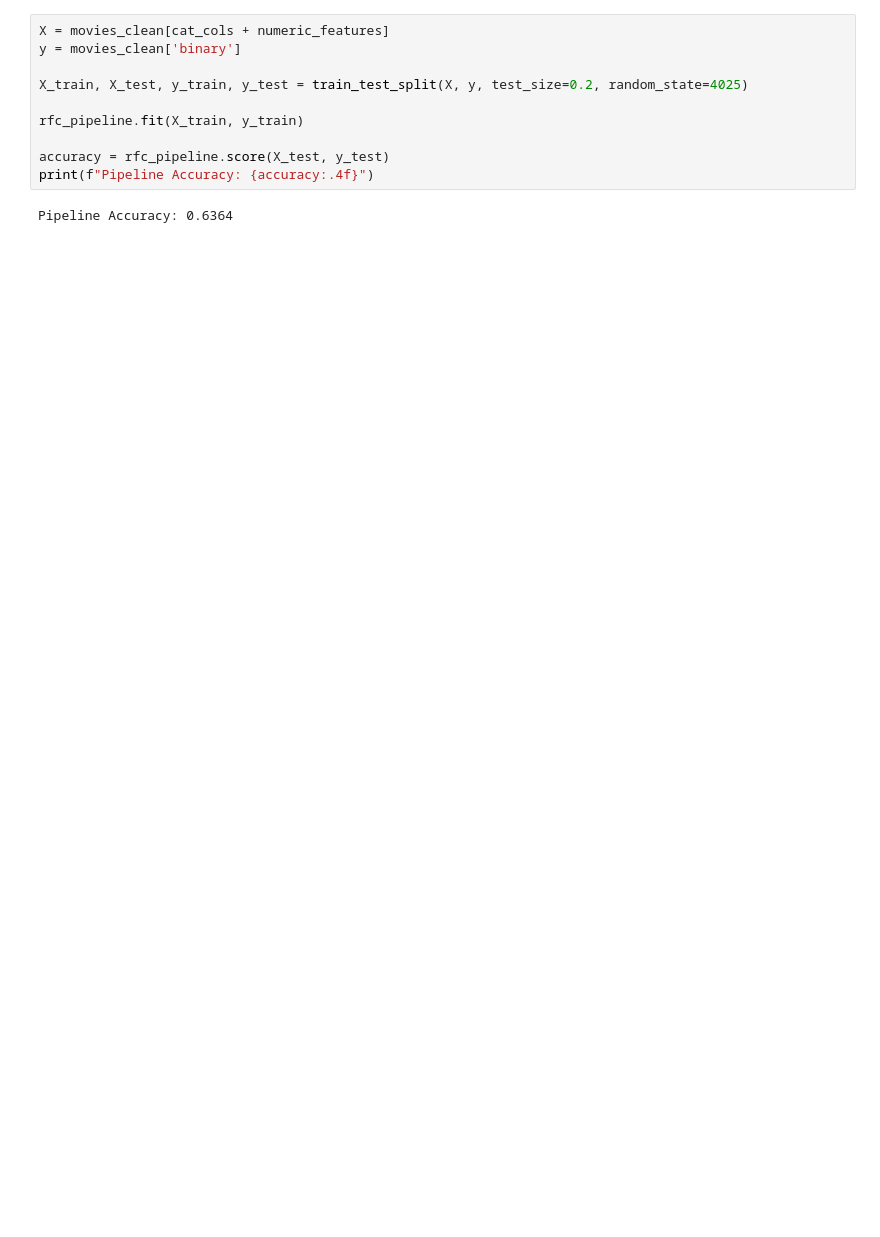
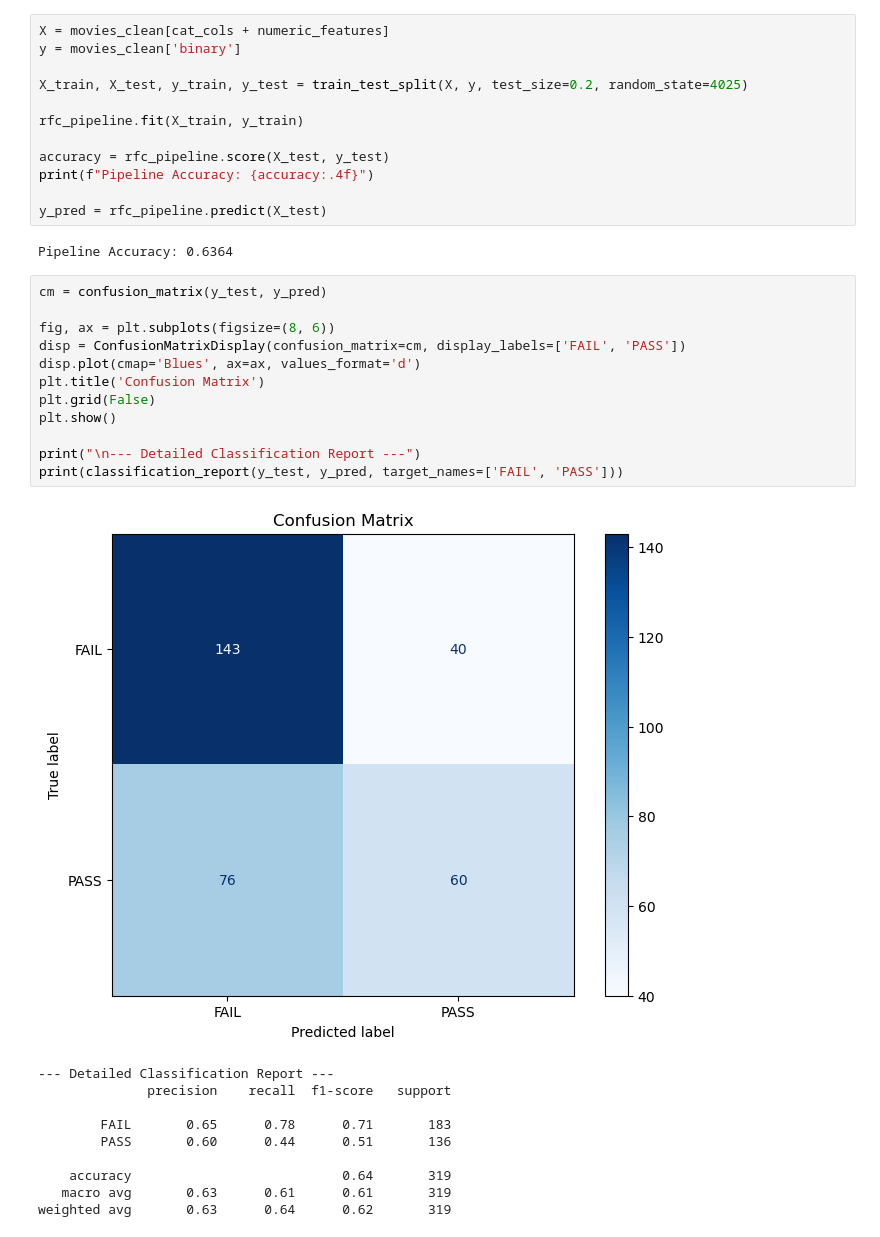
Before and after one commit to hannahlm21/hannahmills-website, a Jupyter notebook: sampleanalysis.ipynb, the cells around one changed output. Drawn from its saved outputs; the diff is of its cells as text; blank space fills up the shorter version.

```diff
--- a/sampleanalysis.ipynb
+++ b/sampleanalysis.ipynb
@@ -87,5 +132,30 @@ rfc_pipeline.fit(X_train, y_train)
 
 accuracy = rfc_pipeline.score(X_test, y_test)
 print(f"Pipeline Accuracy: {accuracy:.4f}")
+
+y_pred = rfc_pipeline.predict(X_test)
 # %% [output]
 Pipeline Accuracy: 0.6364
+# %%
+cm = confusion_matrix(y_test, y_pred)
+
+fig, ax = plt.subplots(figsize=(8, 6))
+disp = ConfusionMatrixDisplay(confusion_matrix=cm, display_labels=['FAIL', 'PASS'])
+disp.plot(cmap='Blues', ax=ax, values_format='d')
+plt.title('Confusion Matrix')
+plt.grid(False)
+plt.show()
+
+print("\n--- Detailed Classification Report ---")
+print(classification_report(y_test, y_pred, target_names=['FAIL', 'PASS']))
+# %% [output]
+[figure, added]
+--- Detailed Classification Report ---
+              precision    recall  f1-score   support
+
+        FAIL       0.65      0.78      0.71       183
+        PASS       0.60      0.44      0.51       136
+
+    accuracy                           0.64       319
+   macro avg       0.63      0.61      0.61       319
+weighted avg       0.63      0.64      0.62       319
```
Also changed, not shown: parts of 5 cells of this notebook.
